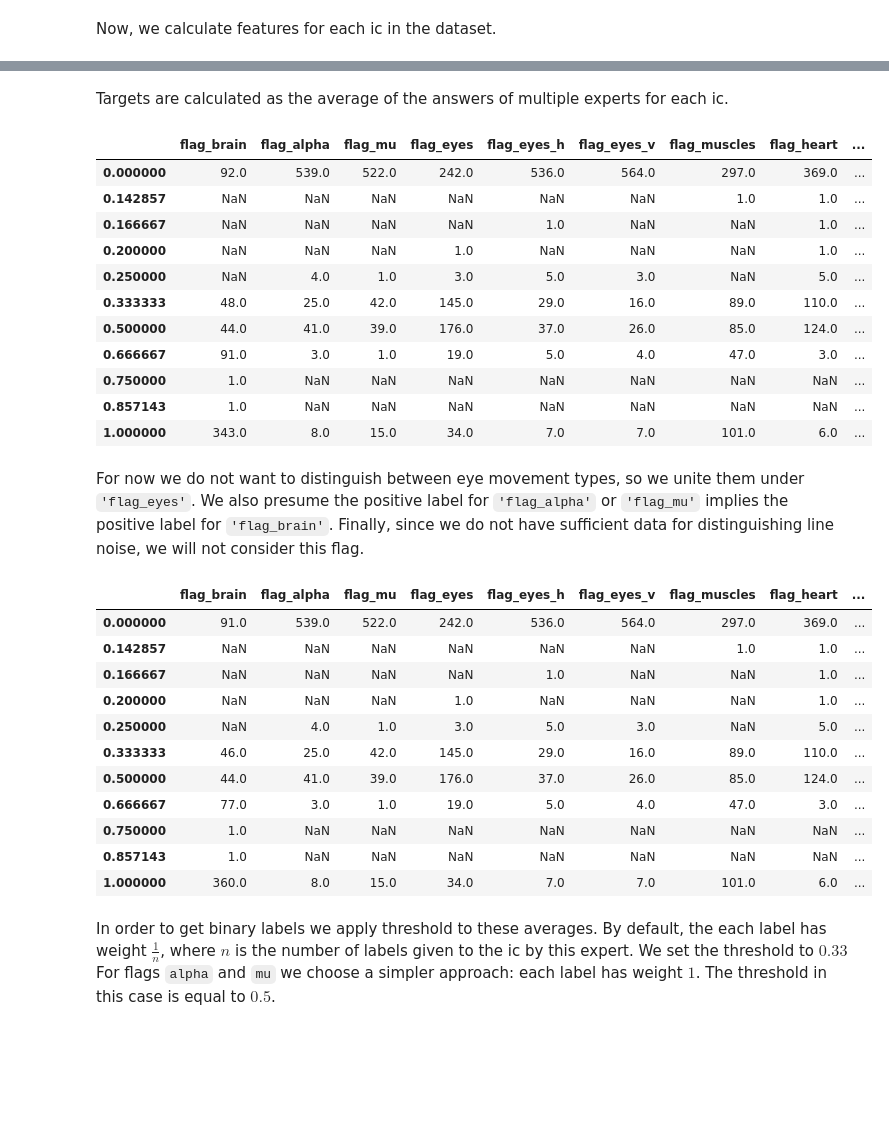
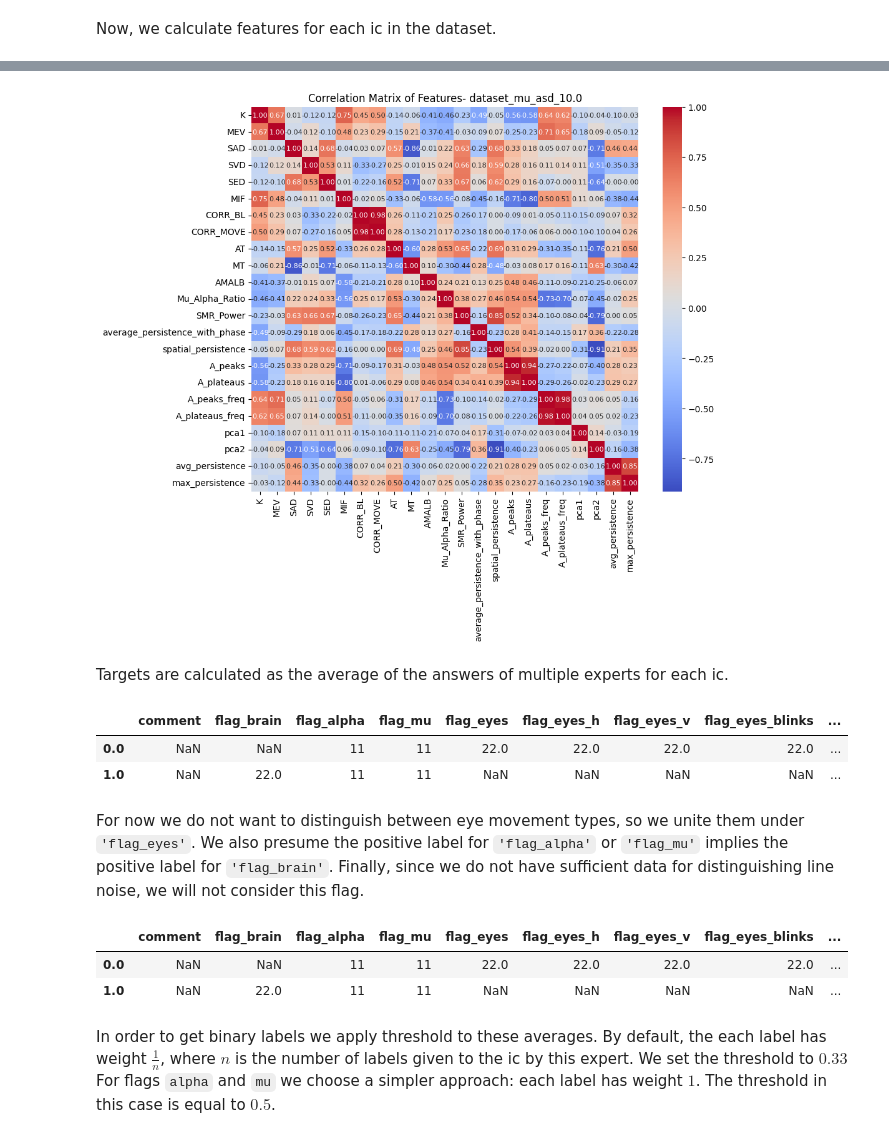
Before and after one commit to ALICE-EEG/alice-eeg-ml, a Jupyter notebook: Basic Pipeline.ipynb, the cells around one changed output, grey strips where cells are left out. Cells and saved outputs as stored; diff of their text form; code cells hidden in the pictures; blank space fills up the shorter version.

Commit message:
new features+ corr analysis + fix bugs

```diff
--- a/Basic Pipeline.ipynb
+++ b/Basic Pipeline.ipynb
@@ -16,6 +13,6 @@ Now, we load the dataset. For this we use the special function, which reads the
 # %%
 from alice_ml.preprocessing import load_dataset
 
-path = 'dataset_Kids'
+path = 'dataset_mu_asd_10.0'
 
 data, raw_annotations = load_dataset(path, preload=False)
@@ -21,0 +70,17 @@ data, raw_annotations = load_dataset(path, preload=False)
+# %%
+# Convert the dictionary keys and the 'ic_id' column to sets
+data_keys = set(data.keys())
+ic_ids = set(raw_annotations['ic_id'])
+
+# Найти пересечение общих элементов
+common_ids = data_keys.intersection(ic_ids)
+
+# Оставить только строки в raw_annotations, которые имеют общие ic_id
+raw_annotations = raw_annotations[raw_annotations['ic_id'].isin(common_ids)]
+
+# Оставить только совпавшие ключи в data
+data = {key: data[key] for key in common_ids}
+
+# Вывод отфильтрованных данных
+print(f"Filtered raw_annotations:\n{raw_annotations}")
+print(f"Filtered data:\n{data}")
@@ -43,42 +156,42 @@ features
+# %%
+import seaborn as sns
+import os
+# Computing the correlation matrix
+correlation_matrix = features.corr()
+dataset_name = os.path.basename(path)
+
+# Visualizing the correlation matrix using a heatmap
+plt.figure(figsize=(10, 8))
+sns.heatmap(correlation_matrix, annot=True, cmap='coolwarm', fmt=".2f", annot_kws={"size": 8})
+plt.title(f'Correlation Matrix of Features- {dataset_name}')
+plt.show()
+# %% [output]
+[figure, added]
 # %% [markdown]
 Targets are calculated as the average of the answers of multiple experts for each ic.
 # %%
 def get_target_distribution(annotations):
-    return annotations.groupby('ic_id').mean().apply(lambda x: x.value_counts())
-
+    # Exclude non-numeric columns like 'user_hash' and other potential object-type columns
+    flag_columns = annotations.select_dtypes(include=[bool, int, float]).columns
+    # Perform groupby on 'ic_id' and calculate the mean for the flag columns
+    return annotations.groupby('ic_id')[flag_columns].mean().apply(lambda x: x.value_counts())
 get_target_distribution(raw_annotations)
 # %% [output]
-|  | flag_brain | flag_alpha | flag_mu | flag_eyes | flag_eyes_h | flag_eyes_v | flag_muscles | flag_heart | ... |
-| 0.000000 | 92.0 | 539.0 | 522.0 | 242.0 | 536.0 | 564.0 | 297.0 | 369.0 | ... |
-| 0.142857 | NaN | NaN | NaN | NaN | NaN | NaN | 1.0 | 1.0 | ... |
-| 0.166667 | NaN | NaN | NaN | NaN | 1.0 | NaN | NaN | 1.0 | ... |
-| 0.200000 | NaN | NaN | NaN | 1.0 | NaN | NaN | NaN | 1.0 | ... |
-| 0.250000 | NaN | 4.0 | 1.0 | 3.0 | 5.0 | 3.0 | NaN | 5.0 | ... |
-| 0.333333 | 48.0 | 25.0 | 42.0 | 145.0 | 29.0 | 16.0 | 89.0 | 110.0 | ... |
-| 0.500000 | 44.0 | 41.0 | 39.0 | 176.0 | 37.0 | 26.0 | 85.0 | 124.0 | ... |
-| 0.666667 | 91.0 | 3.0 | 1.0 | 19.0 | 5.0 | 4.0 | 47.0 | 3.0 | ... |
-| 0.750000 | 1.0 | NaN | NaN | NaN | NaN | NaN | NaN | NaN | ... |
-| 0.857143 | 1.0 | NaN | NaN | NaN | NaN | NaN | NaN | NaN | ... |
-| 1.000000 | 343.0 | 8.0 | 15.0 | 34.0 | 7.0 | 7.0 | 101.0 | 6.0 | ... |
+|  | comment | flag_brain | flag_alpha | flag_mu | flag_eyes | flag_eyes_h | flag_eyes_v | flag_eyes_blinks | ... |
+| 0.0 | NaN | NaN | 11 | 11 | 22.0 | 22.0 | 22.0 | 22.0 | ... |
+| 1.0 | NaN | 22.0 | 11 | 11 | NaN | NaN | NaN | NaN | ... |
 # %% [markdown]
 For now we do not want to distinguish between eye movement types, so we unite them under `'flag_eyes'`. We also presume the positive label for `'flag_alpha'` or `'flag_mu'` implies the positive label for `'flag_brain'`. Finally, since we do not have sufficient data for distinguishing line noise, we will not consider this flag.
 # %%
 def propogate_labels(annotations):
+    #return annotations.assign(flag_brain=annotations[['flag_brain', 'flag_alpha', 'flag_mu']].any(axis=1)) \
+                      #.drop(columns=['flag_line_noise', 'comment', 'flag_eyes',	'flag_eyes_h','flag_eyes_v', 'flag_eyes_blinks', 'flag_muscles_and_movement',	'flag_muscles',	'flag_movement',  'flag_noise','flag_ch_noise', 'flag_uncertain',	'flag_other' ])
     return annotations.assign(flag_brain=annotations[['flag_brain', 'flag_alpha', 'flag_mu']].any(axis=1)) \
                       .drop(columns=['flag_line_noise'])
 
 annotations = propogate_labels(raw_annotations)
 get_target_distribution(annotations)
 # %% [output]
-|  | flag_brain | flag_alpha | flag_mu | flag_eyes | flag_eyes_h | flag_eyes_v | flag_muscles | flag_heart | ... |
-| 0.000000 | 91.0 | 539.0 | 522.0 | 242.0 | 536.0 | 564.0 | 297.0 | 369.0 | ... |
-| 0.142857 | NaN | NaN | NaN | NaN | NaN | NaN | 1.0 | 1.0 | ... |
-| 0.166667 | NaN | NaN | NaN | NaN | 1.0 | NaN | NaN | 1.0 | ... |
-| 0.200000 | NaN | NaN | NaN | 1.0 | NaN | NaN | NaN | 1.0 | ... |
-| 0.250000 | NaN | 4.0 | 1.0 | 3.0 | 5.0 | 3.0 | NaN | 5.0 | ... |
-| 0.333333 | 46.0 | 25.0 | 42.0 | 145.0 | 29.0 | 16.0 | 89.0 | 110.0 | ... |
-| 0.500000 | 44.0 | 41.0 | 39.0 | 176.0 | 37.0 | 26.0 | 85.0 | 124.0 | ... |
-| 0.666667 | 77.0 | 3.0 | 1.0 | 19.0 | 5.0 | 4.0 | 47.0 | 3.0 | ... |
-| 0.750000 | 1.0 | NaN | NaN | NaN | NaN | NaN | NaN | NaN | ... |
-| 0.857143 | 1.0 | NaN | NaN | NaN | NaN | NaN | NaN | NaN | ... |
-| 1.000000 | 360.0 | 8.0 | 15.0 | 34.0 | 7.0 | 7.0 | 101.0 | 6.0 | ... |
+|  | comment | flag_brain | flag_alpha | flag_mu | flag_eyes | flag_eyes_h | flag_eyes_v | flag_eyes_blinks | ... |
+| 0.0 | NaN | NaN | 11 | 11 | 22.0 | 22.0 | 22.0 | 22.0 | ... |
+| 1.0 | NaN | 22.0 | 11 | 11 | NaN | NaN | NaN | NaN | ... |
```
Also changed, not shown: parts of 35 cells of this notebook, 2 other files.
